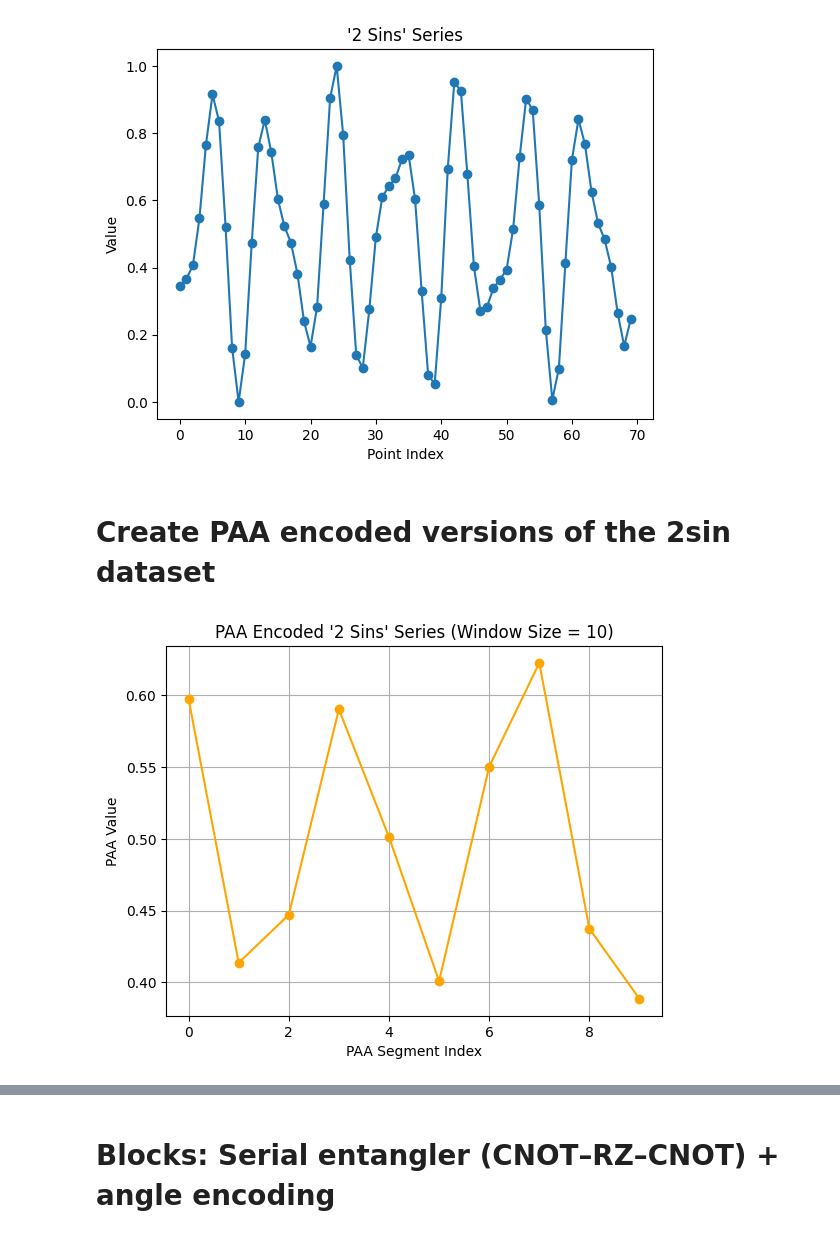
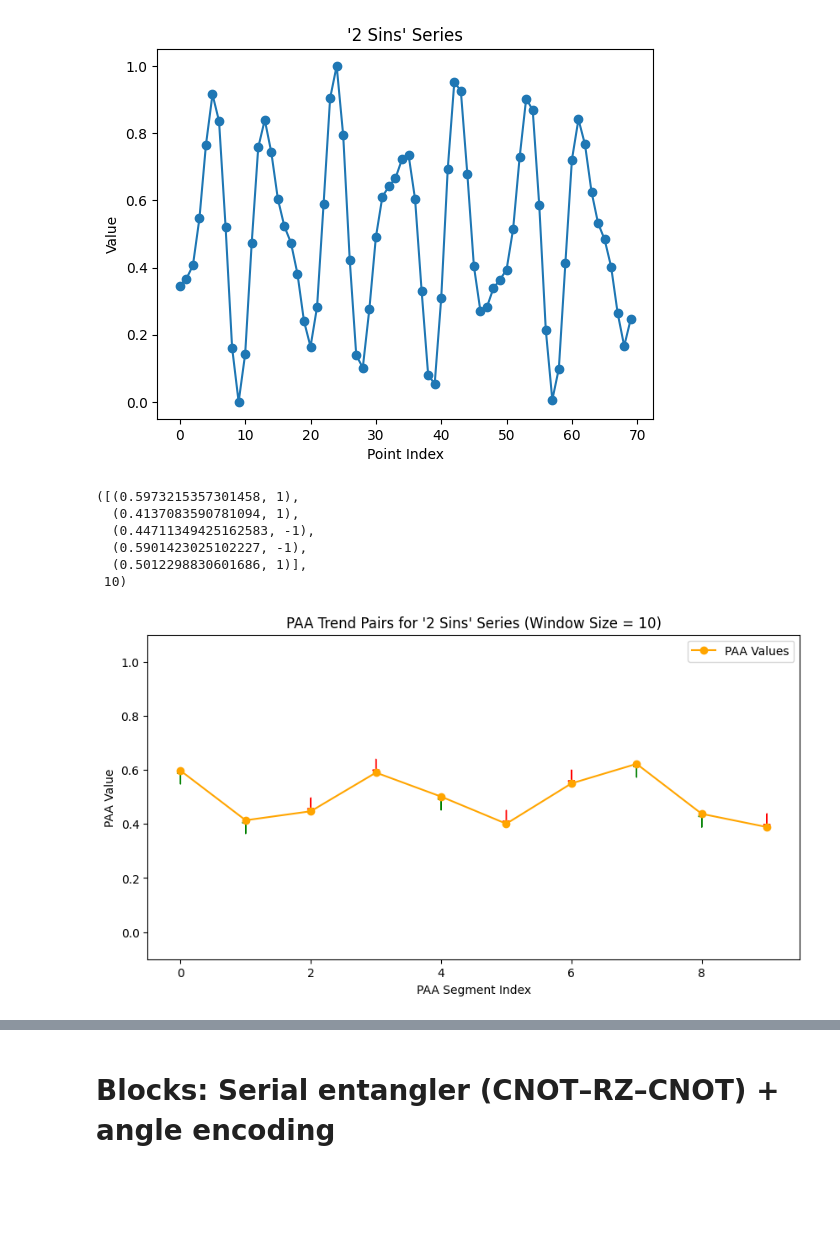
Before and after one commit to bennyp85/SIT746---Research-Project, a Jupyter notebook: tpaa_vqc.ipynb, the cells around one changed output, grey strips where cells are left out. Cells and saved outputs as stored; diff of their text form; code cells hidden in the pictures; blank space fills up the shorter version.

```diff
--- a/tpaa_vqc.ipynb
+++ b/tpaa_vqc.ipynb
@@ -57,5 +45,3 @@ plt.show()
 # %% [output]
 Generated '2 sins' series with 70 points.
 [figure]
-# %% [markdown]
-# Create PAA encoded versions of the 2sin dataset
@@ -62,14 +104,32 @@ Generated '2 sins' series with 70 points.
+# %%
+# Example: with your two_sins_series
+x, y = two_sins_series(n_points=70, x_start=1.0, x_end=10.0)
+pairs = paa_trend_pairs(y, w=10, delta=0.02)
+pairs[:5], len(pairs)
+# %% [output]
+([(0.5973215357301458, 1),
+  (0.4137083590781094, 1),
+  (0.44711349425162583, -1),
+  (0.5901423025102227, -1),
+  (0.5012298830601686, 1)],
+ 10)
 # %%
 
-x, y = dataset
-# Apply PAA encoding with window size 10
-encoded_series = paa(y, w=10)
-# Visualize the encoded series
-plt.plot(encoded_series, marker="o", color="orange")
-plt.title("PAA Encoded '2 Sins' Series (Window Size = 10)")
+# Visualize the PAA trend pairs
+paa_vals, trends = zip(*pairs)
+indices = range(len(paa_vals))
+plt.figure(figsize=(10, 5))
+plt.plot(indices, paa_vals, marker="o", color="orange", label="PAA Values")
+for i, trend in zip(indices, trends):
+    if trend == 1:
+        plt.arrow(i, paa_vals[i] - 0.05, 0, 0.04, head_width=0.1, head_length=0.02, fc='green', ec='green')
+    elif trend == -1:
+        plt.arrow(i, paa_vals[i] + 0.05, 0, -0.04, head_width=0.1, head_length=0.02, fc='red', ec='red')
+plt.title("PAA Trend Pairs for '2 Sins' Series (Window Size = 10)")
 plt.xlabel("PAA Segment Index")
 plt.ylabel("PAA Value")
-plt.grid()
+plt.ylim(-0.1, 1.1)
+plt.legend()
 plt.show()
 # %% [output]
-[figure, old version]
+[figure, new version]
```
Also changed, not shown: parts of 13 cells of this notebook.
